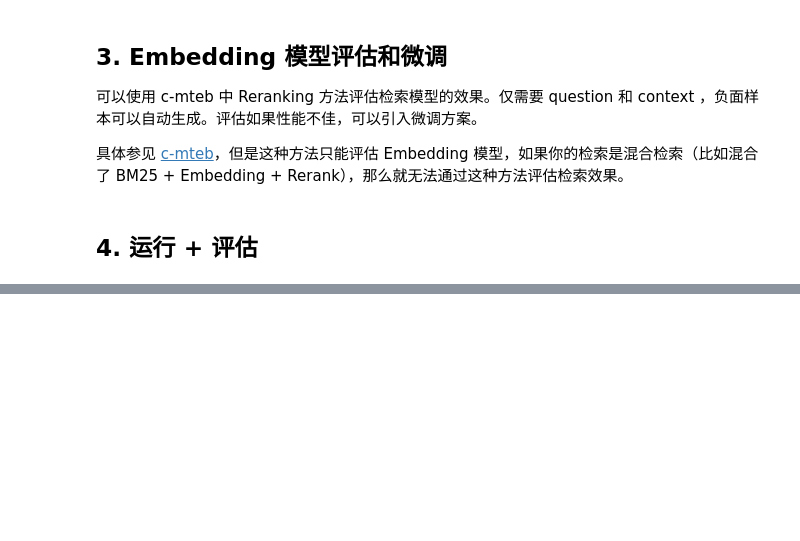
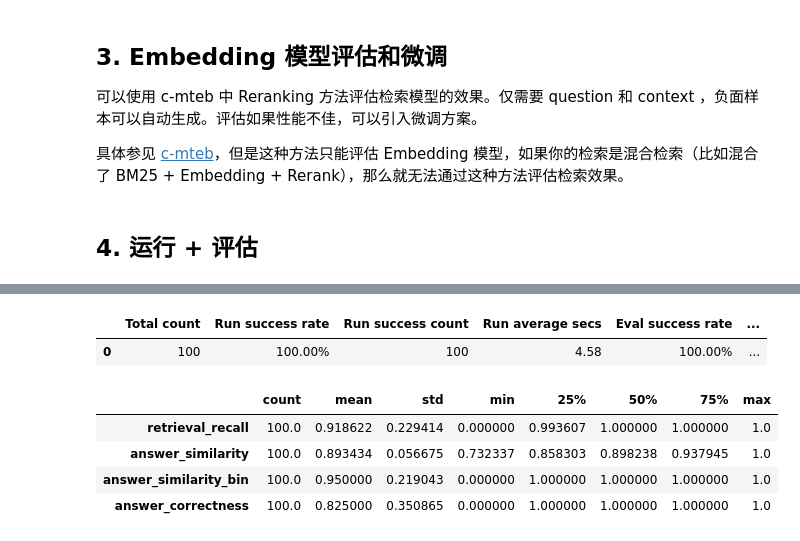
Before and after one commit to ninehills/langeval, a Jupyter notebook: examples/rag-eval/rag-eval-zh.ipynb, the cells around one changed output, grey strips where cells are left out. Cells and saved outputs as stored; diff of their text form; code cells hidden in the pictures; blank space fills up the shorter version.

```diff
--- a/examples/rag-eval/rag-eval-zh.ipynb
+++ b/examples/rag-eval/rag-eval-zh.ipynb
@@ -277,0 +285,18 @@ TODO，参考 https://docs.llamaindex.ai/en/stable/examples/evaluation/QuestionG
+# %%
+data = []
+with open(f"{output}/output.jsonl") as f:
+    for line in f:
+        data.append(json.loads(line))
+
+# 过滤出 eval_outputs.answer_correctness 小于 1 的数据
+result = []
+for i in data:
+    if i["eval_outputs"]["answer_correctness"] < 1:
+        d = {
+            "question": i["inputs"]["question"],
+            "reference_answer": i["inputs"]["reference_answer"],
+            "answer": i["run_outputs"]["answer"],
+        }
+        d.update(i["eval_outputs"])
+        result.append(d)
+pd.DataFrame(result)
@@ -277,0 +341,18 @@ TODO，参考 https://docs.llamaindex.ai/en/stable/examples/evaluation/QuestionG
+# %%
+output = "output/2311051024-95b7"
+# 加载统计信息展示
+with open(f"{output}/stastics.json") as f:
+    summary = json.load(f)
+
+pd.DataFrame(summary["running_stats"])
+# %% [output]
+|  | Total count | Run success rate | Run success count | Run average secs | Eval success rate | ... |
+| 0 | 100 | 100.00% | 100 | 4.58 | 100.00% | ... |
+# %%
+pd.DataFrame(summary["eval_stats"])
+# %% [output]
+|  | count | mean | std | min | 25% | 50% | 75% | max |
+| retrieval_recall | 100.0 | 0.918622 | 0.229414 | 0.000000 | 0.993607 | 1.000000 | 1.000000 | 1.0 |
+| answer_similarity | 100.0 | 0.893434 | 0.056675 | 0.732337 | 0.858303 | 0.898238 | 0.937945 | 1.0 |
+| answer_similarity_bin | 100.0 | 0.950000 | 0.219043 | 0.000000 | 1.000000 | 1.000000 | 1.000000 | 1.0 |
+| answer_correctness | 100.0 | 0.825000 | 0.350865 | 0.000000 | 1.000000 | 1.000000 | 1.000000 | 1.0 |
```
Also changed, not shown: parts of 20 cells of this notebook, 5 other files.
